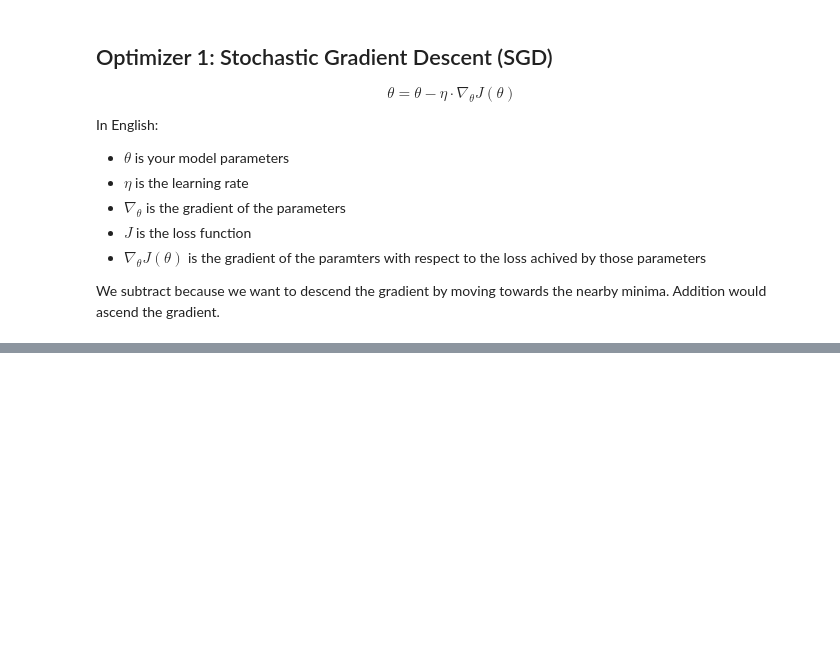
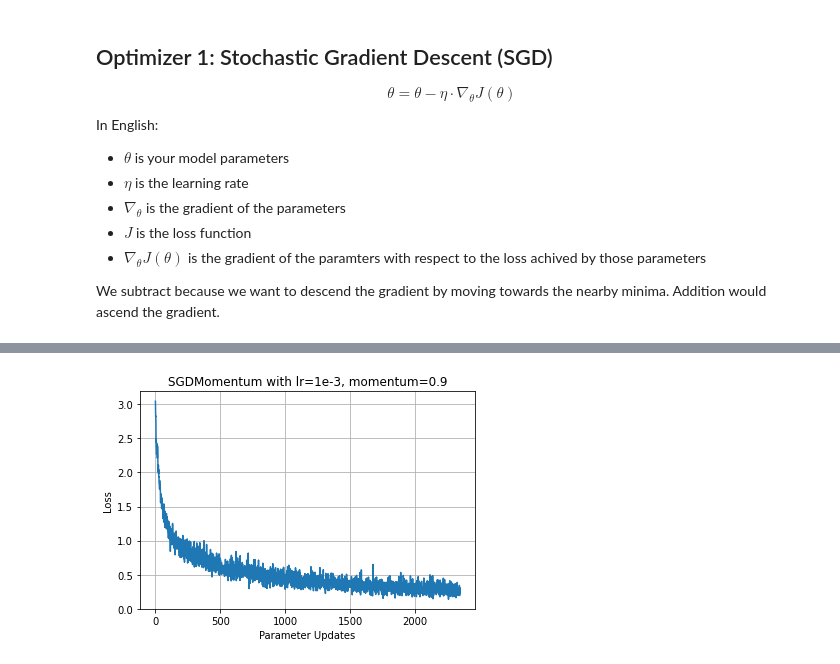
Before and after one commit to bentrevett/a-tour-of-pytorch-optimizers, a Jupyter notebook: optimizers.ipynb, the cells around one changed output, grey strips where cells are left out. Drawn from its saved outputs; the diff is of its cells as text; code cells hidden in the pictures; blank space fills up the shorter version.

```diff
--- a/optimizers.ipynb
+++ b/optimizers.ipynb
@@ -142,0 +158,25 @@ plot_losses(losses, 'SGD with lr=1e-3')
+# %%
+class SGDMomentum:
+    def __init__(self, model_params, lr=1e-3, momentum=0.9):
+        self.model_params = list(model_params)
+        self.lr = lr
+        self.momentum = momentum
+        self.v = [torch.zeros_like(p) for p in self.model_params]
+
+    def zero_grad(self):
+        for param in self.model_params:
+            param.grad = None
+
+    @torch.no_grad()
+    def step(self):
+        for param, v in zip(self.model_params, self.v):
+            v.mul_(self.momentum).add_(param.grad)
+            param.sub_(self.lr * v)
+# %%
+optimizer = SGDMomentum(model.parameters())
+# %%
+sgd_momentum_losses = train(train_iterator, model, optimizer, criterion, device)
+# %%
+plot_losses(sgd_momentum_losses, 'SGDMomentum with lr=1e-3, momentum=0.9')
+# %% [output]
+[figure, added]
```
Also changed, not shown: parts of 6 cells of this notebook, 1 other file.
